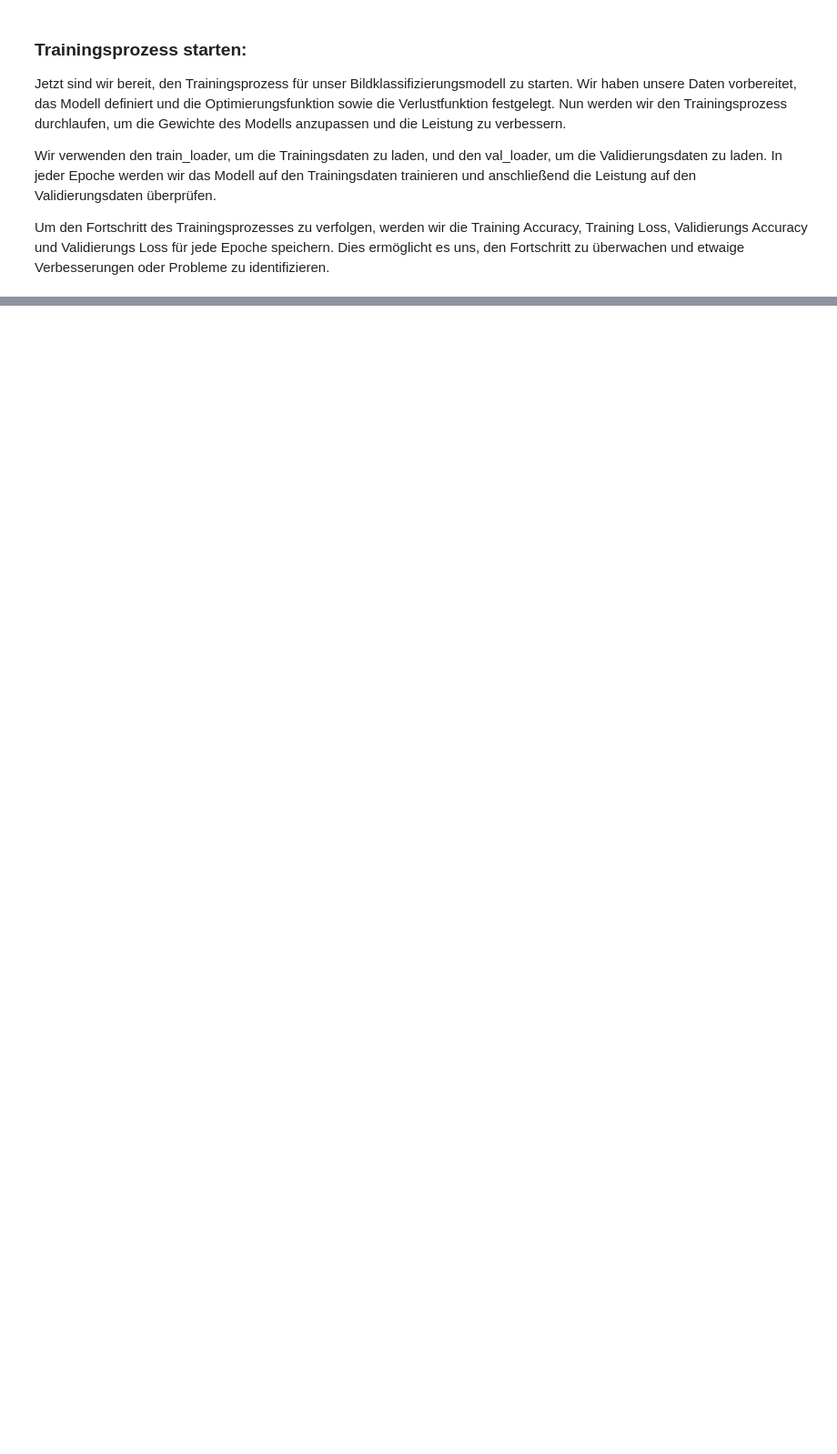
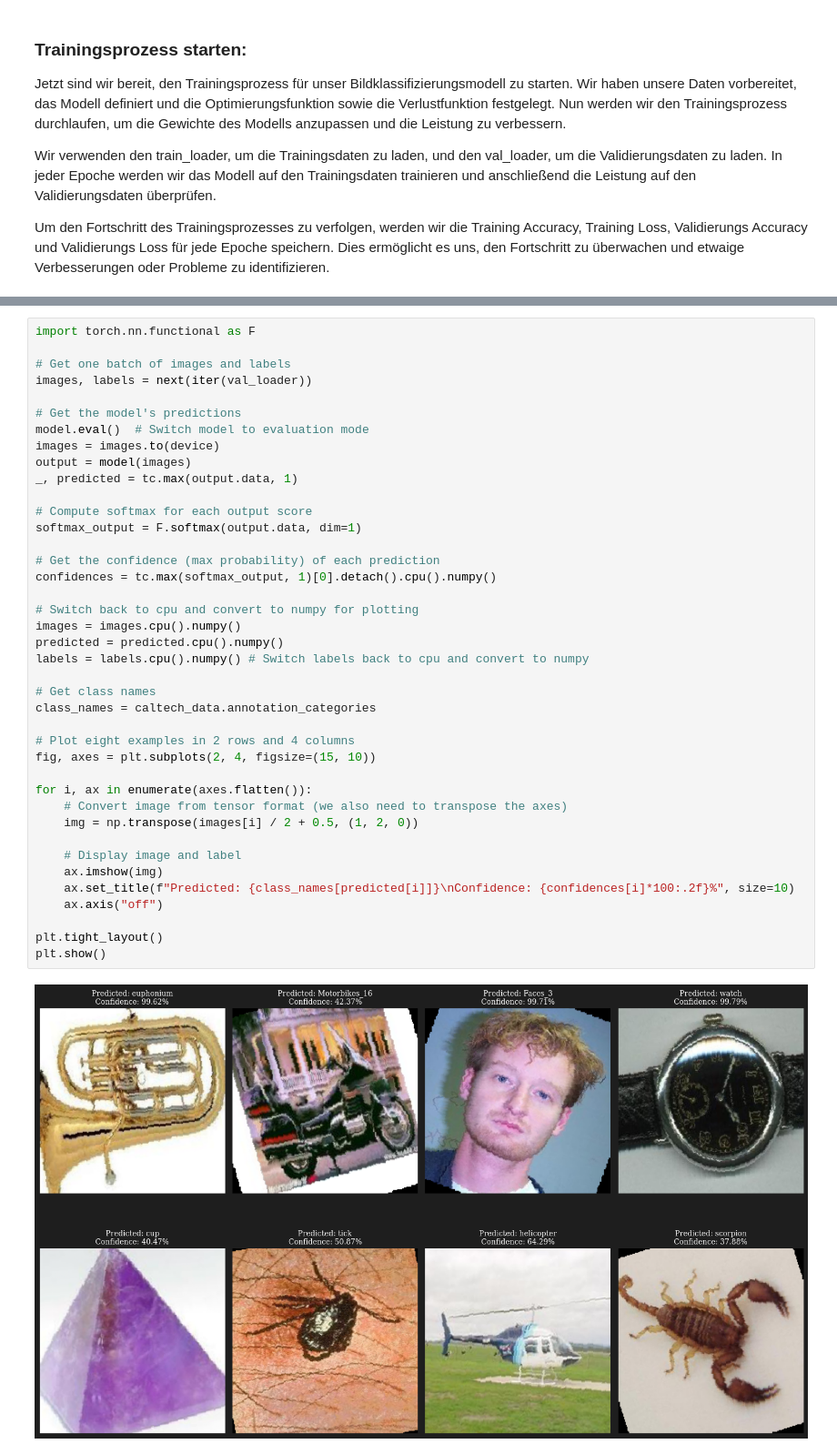
Before and after one commit to Dilan-Karim/Caltech101-Notebook, a Jupyter notebook: ML-Tutorial.ipynb, the cells around one changed output, grey strips where cells are left out. Shown at 91% size. Saved outputs shown, nothing was run; the diff lists cells and outputs as text; blank space fills up the shorter version.

```diff
--- a/ML-Tutorial.ipynb
+++ b/ML-Tutorial.ipynb
@@ -360,0 +403,42 @@ len(val_accuracy_list)
+# %%
+import torch.nn.functional as F
+
+# Get one batch of images and labels
+images, labels = next(iter(val_loader))
+
+# Get the model's predictions
+model.eval()  # Switch model to evaluation mode
+images = images.to(device)
+output = model(images)
+_, predicted = tc.max(output.data, 1)
+
+# Compute softmax for each output score
+softmax_output = F.softmax(output.data, dim=1)
+
+# Get the confidence (max probability) of each prediction
+confidences = tc.max(softmax_output, 1)[0].detach().cpu().numpy()
+
+# Switch back to cpu and convert to numpy for plotting
+images = images.cpu().numpy()
+predicted = predicted.cpu().numpy()
+labels = labels.cpu().numpy() # Switch labels back to cpu and convert to numpy
+
+# Get class names
+class_names = caltech_data.annotation_categories
+
+# Plot eight examples in 2 rows and 4 columns
+fig, axes = plt.subplots(2, 4, figsize=(15, 10))
+
+for i, ax in enumerate(axes.flatten()):
+    # Convert image from tensor format (we also need to transpose the axes)
+    img = np.transpose(images[i] / 2 + 0.5, (1, 2, 0))
+
+    # Display image and label
+    ax.imshow(img)
+    ax.set_title(f"Predicted: {class_names[predicted[i]]}\nConfidence: {confidences[i]*100:.2f}%", size=10)
+    ax.axis("off")
+
+plt.tight_layout()
+plt.show()
+# %% [output]
+[figure, added]
```
Also changed, not shown: parts of 18 cells of this notebook, 4 other files.
